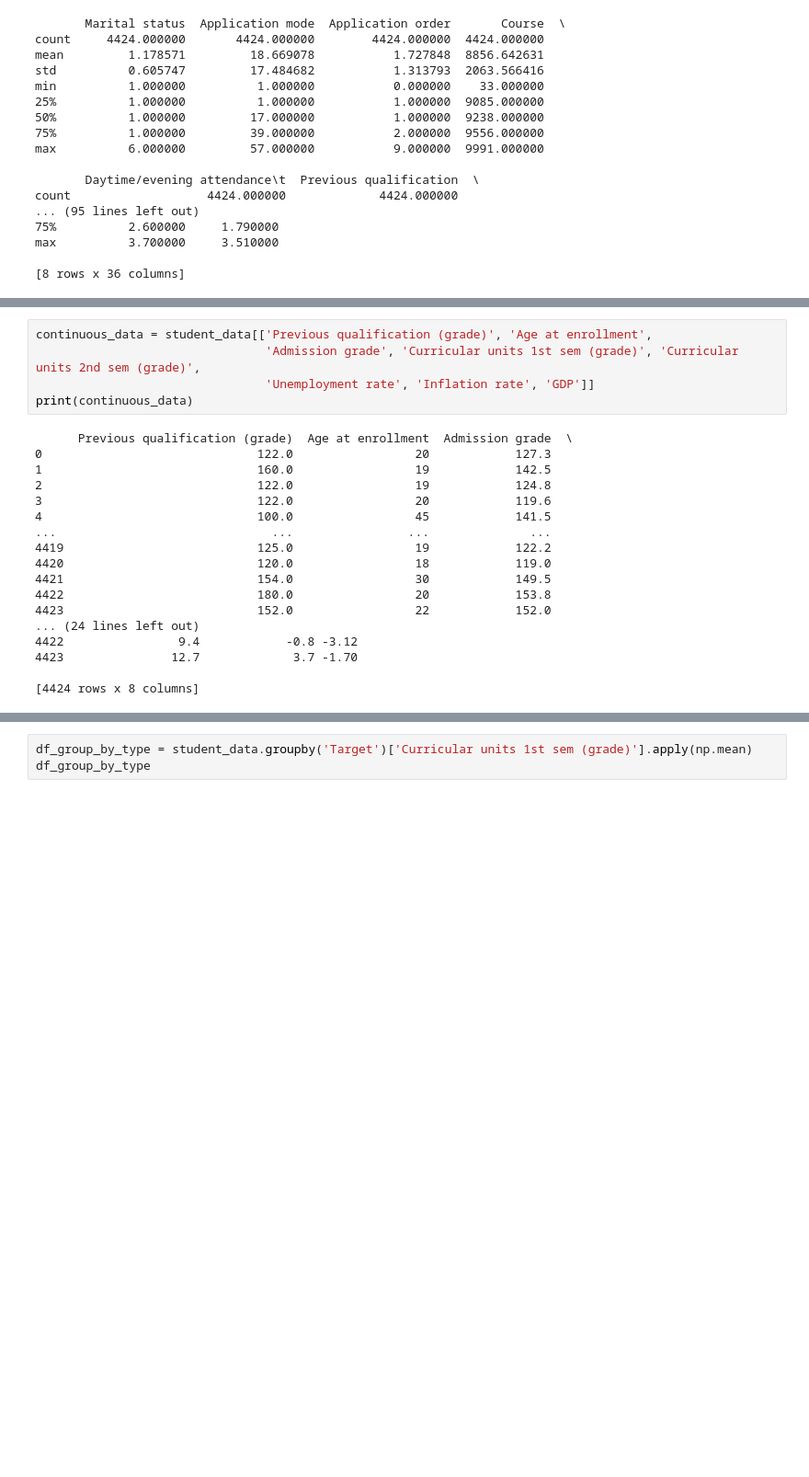
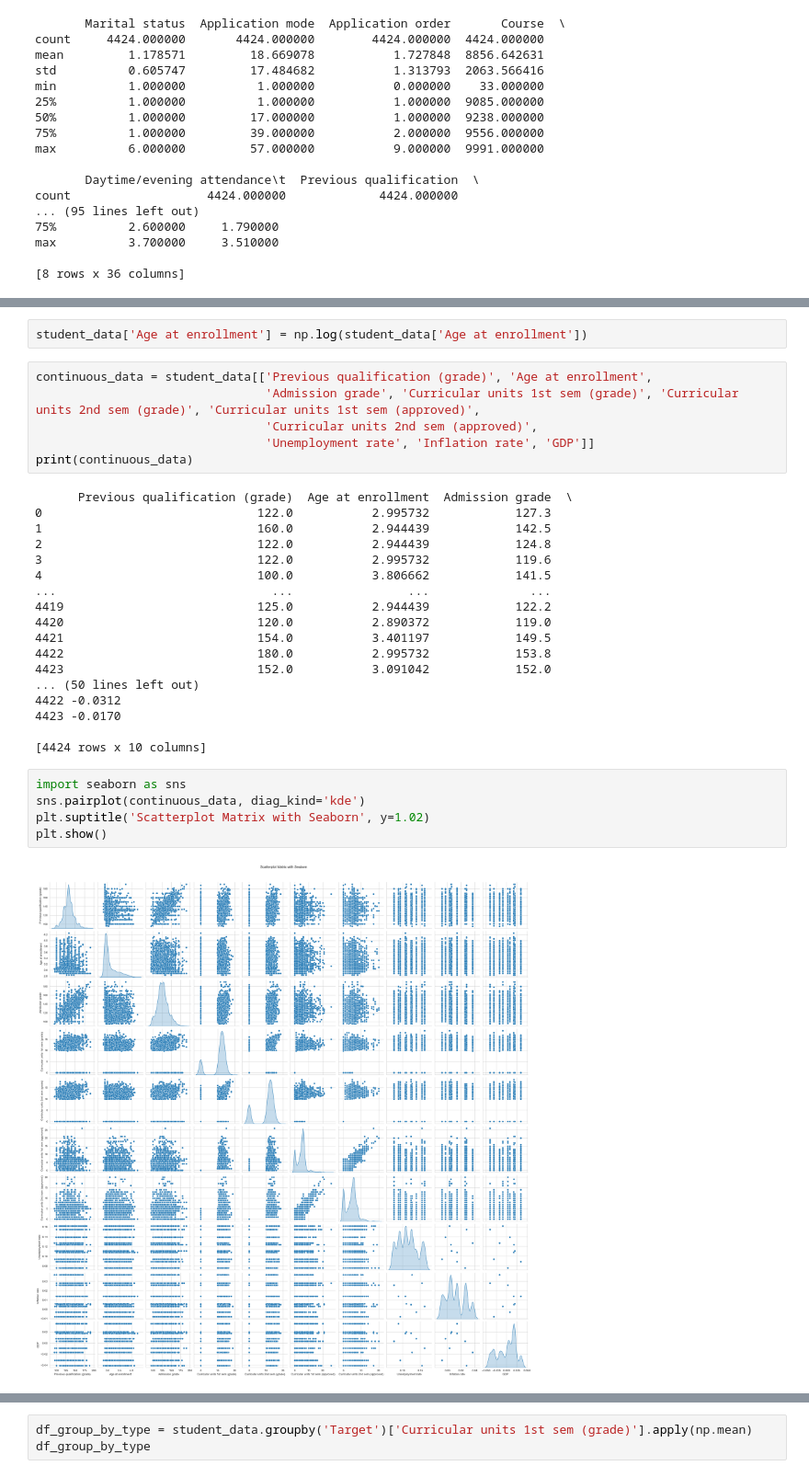
Before and after one commit to KaterynaTekmenzhi/CapstoneProject2025, a Jupyter notebook: Student_EDA_Cleaning.ipynb, the cells around one changed output, grey strips where cells are left out. Shown at 92% size. Drawn from its saved outputs; the diff is of its cells as text; blank space fills up the shorter version.

```diff
--- a/Student_EDA_Cleaning.ipynb
+++ b/Student_EDA_Cleaning.ipynb
@@ -82,23 +124,33 @@ plt.show
+# %%
+student_data['Age at enrollment'] = np.log(student_data['Age at enrollment'])
 # %%
 continuous_data = student_data[['Previous qualification (grade)', 'Age at enrollment',
-                                'Admission grade', 'Curricular units 1st sem (grade)', 'Curricular units 2nd sem (grade)',
+                                'Admission grade', 'Curricular units 1st sem (grade)', 'Curricular units 2nd sem (grade)', 'Curricular units 1st sem (approved)',
+                                'Curricular units 2nd sem (approved)',
                                 'Unemployment rate', 'Inflation rate', 'GDP']]
 print(continuous_data)
 # %% [output]
       Previous qualification (grade)  Age at enrollment  Admission grade  \
-0                              122.0                 20            127.3
-1                              160.0                 19            142.5
-2                              122.0                 19            124.8
-3                              122.0                 20            119.6
-4                              100.0                 45            141.5
+0                              122.0           2.995732            127.3
+1                              160.0           2.944439            142.5
+2                              122.0           2.944439            124.8
+3                              122.0           2.995732            119.6
+4                              100.0           3.806662            141.5
 ...                              ...                ...              ...
-4419                           125.0                 19            122.2
-4420                           120.0                 18            119.0
-4421                           154.0                 30            149.5
-4422                           180.0                 20            153.8
-4423                           152.0                 22            152.0
-... (24 lines left out)
-4422                9.4            -0.8 -3.12
-4423               12.7             3.7 -1.70
+4419                           125.0           2.944439            122.2
+4420                           120.0           2.890372            119.0
+4421                           154.0           3.401197            149.5
+4422                           180.0           2.995732            153.8
+4423                           152.0           3.091042            152.0
+... (50 lines left out)
+4422 -0.0312
+4423 -0.0170
 
-[4424 rows x 8 columns]
+[4424 rows x 10 columns]
+# %%
+import seaborn as sns
+sns.pairplot(continuous_data, diag_kind='kde')
+plt.suptitle('Scatterplot Matrix with Seaborn', y=1.02)
+plt.show()
+# %% [output]
+[figure, added]
```
Also changed, not shown: parts of 14 cells of this notebook.
